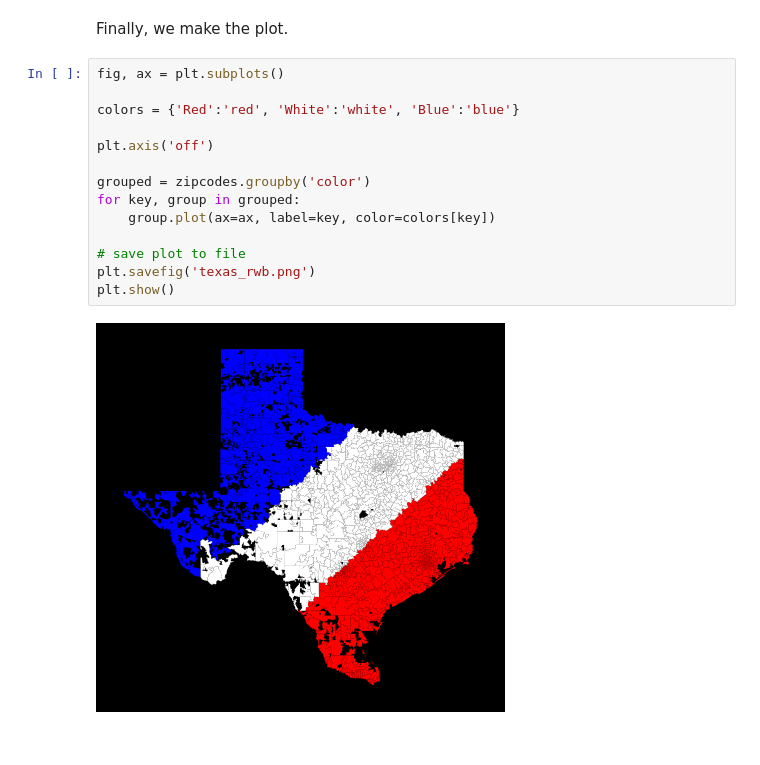
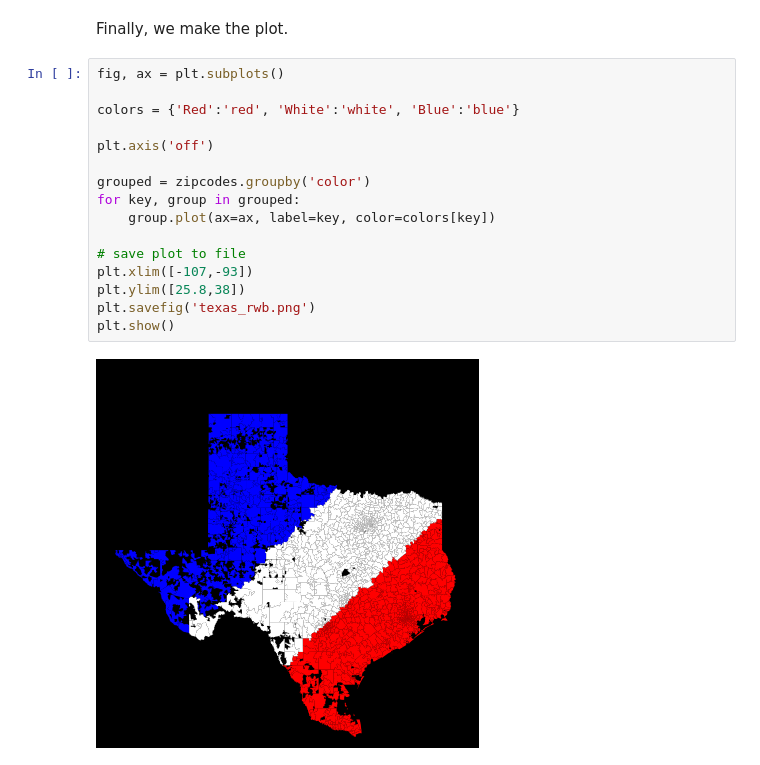
Before and after one commit to alshival/upgraded-journey, a Jupyter notebook: Geospatial Analytics/painting_by_numbers.ipynb, the cells around one changed output. Cells and saved outputs as stored; diff of their text form.

```diff
--- a/Geospatial Analytics/painting_by_numbers.ipynb
+++ b/Geospatial Analytics/painting_by_numbers.ipynb
@@ -116,16 +116,18 @@ Finally, we make the plot.
 # %%
 fig, ax = plt.subplots()
 
 colors = {'Red':'red', 'White':'white', 'Blue':'blue'}
 
 plt.axis('off')
 
 grouped = zipcodes.groupby('color')
 for key, group in grouped:
     group.plot(ax=ax, label=key, color=colors[key])
 
 # save plot to file
+plt.xlim([-107,-93])
+plt.ylim([25.8,38])
 plt.savefig('texas_rwb.png')
 plt.show()
 # %% [output]
-[figure, old version]
+[figure, new version]
```
